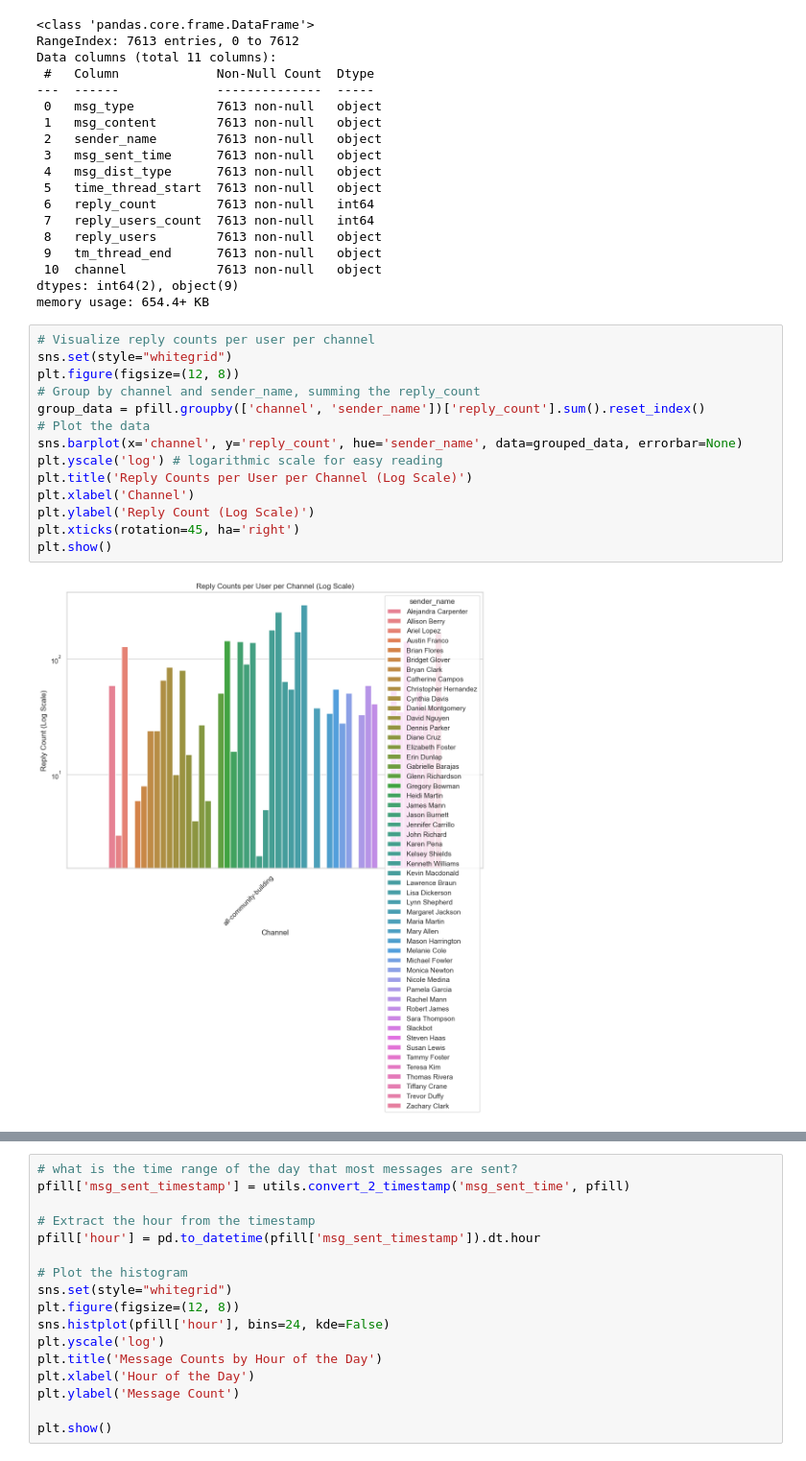
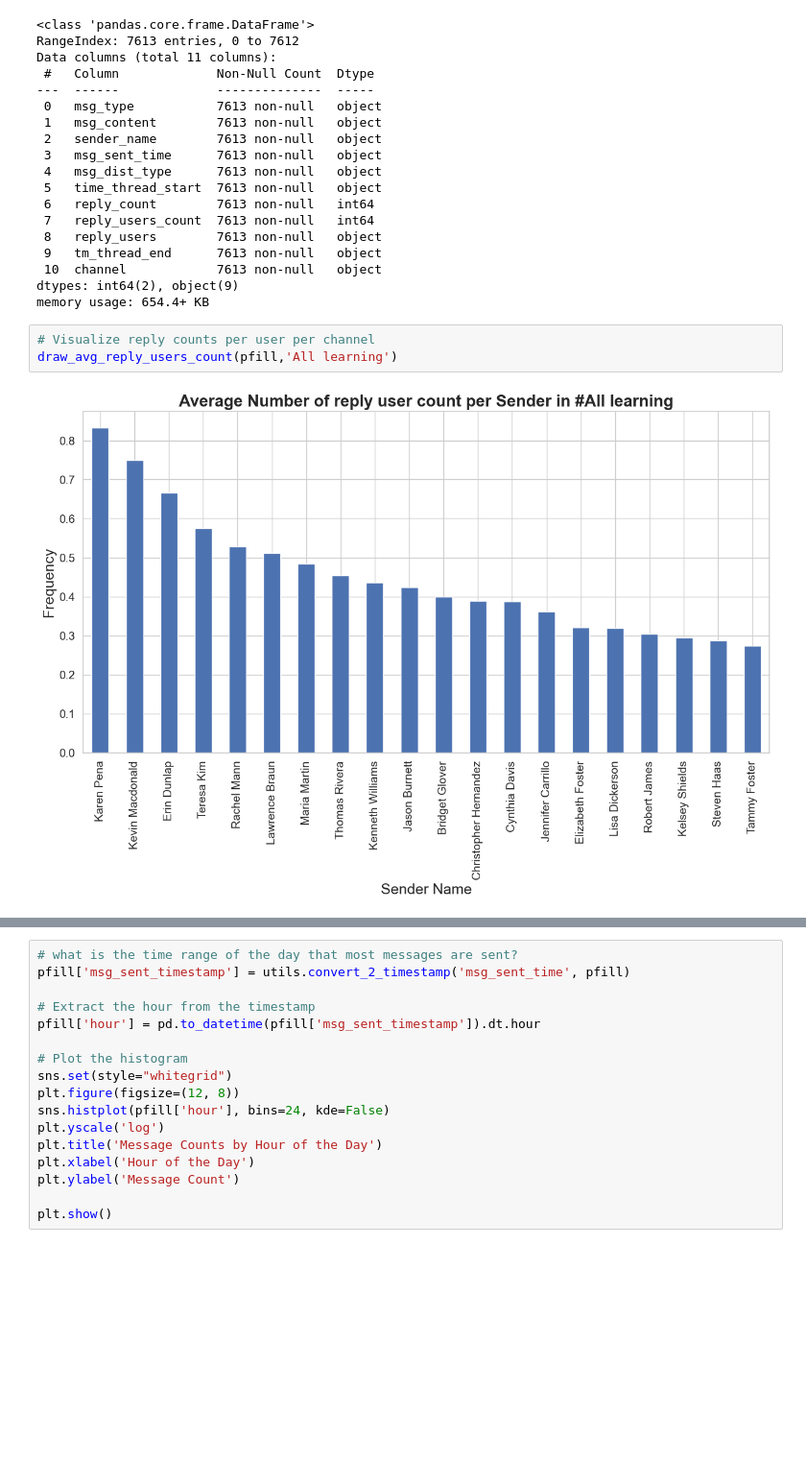
Before and after one commit to Azizadx/nasrallah-week0_10academy, a Jupyter notebook: notebooks/parse_slack_data.ipynb, the cells around one changed output, grey strips where cells are left out. Shown at 96% size. Saved outputs shown, nothing was run; the diff lists cells and outputs as text; blank space fills up the shorter version.

```diff
--- a/notebooks/parse_slack_data.ipynb
+++ b/notebooks/parse_slack_data.ipynb
@@ -295,19 +331,8 @@ Data columns (total 11 columns):
  10  channel            7613 non-null   object
 dtypes: int64(2), object(9)
 memory usage: 654.4+ KB
-# %%
-# Visualize reply counts per user per channel
-sns.set(style="whitegrid")
-plt.figure(figsize=(12, 8))
-# Group by channel and sender_name, summing the reply_count
-group_data = pfill.groupby(['channel', 'sender_name'])['reply_count'].sum().reset_index()
-# Plot the data
-sns.barplot(x='channel', y='reply_count', hue='sender_name', data=grouped_data, errorbar=None)
-plt.yscale('log') # logarithmic scale for easy reading
-plt.title('Reply Counts per User per Channel (Log Scale)')
-plt.xlabel('Channel')
-plt.ylabel('Reply Count (Log Scale)')
-plt.xticks(rotation=45, ha='right')
-plt.show()
-# %% [output]
-[figure, removed]
+# %%
+# Visualize reply counts per user per channel
+draw_avg_reply_users_count(pfill,'All learning')
+# %% [output]
+[figure, added]
```
Also changed, not shown: parts of 8 cells of this notebook.
